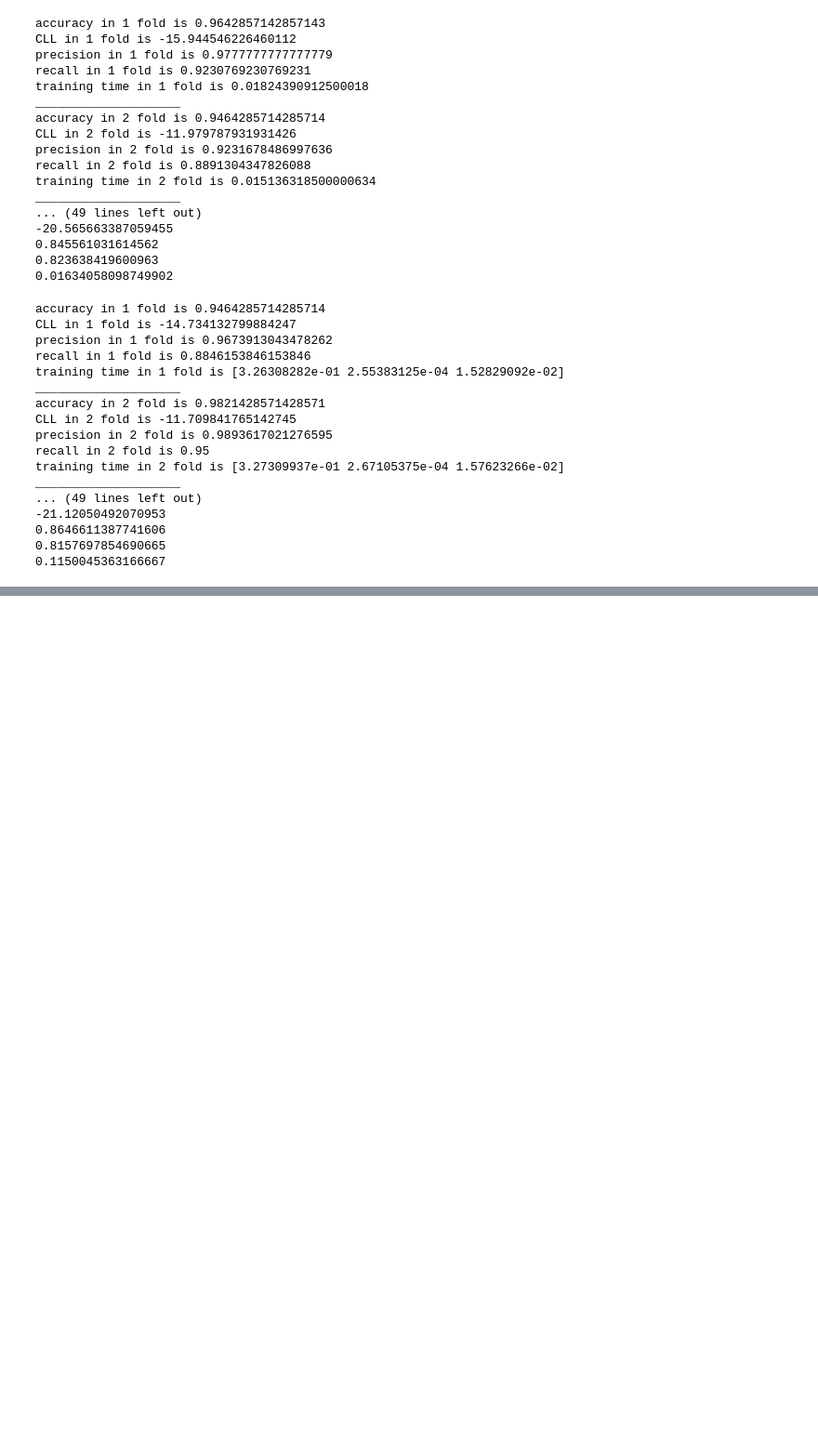
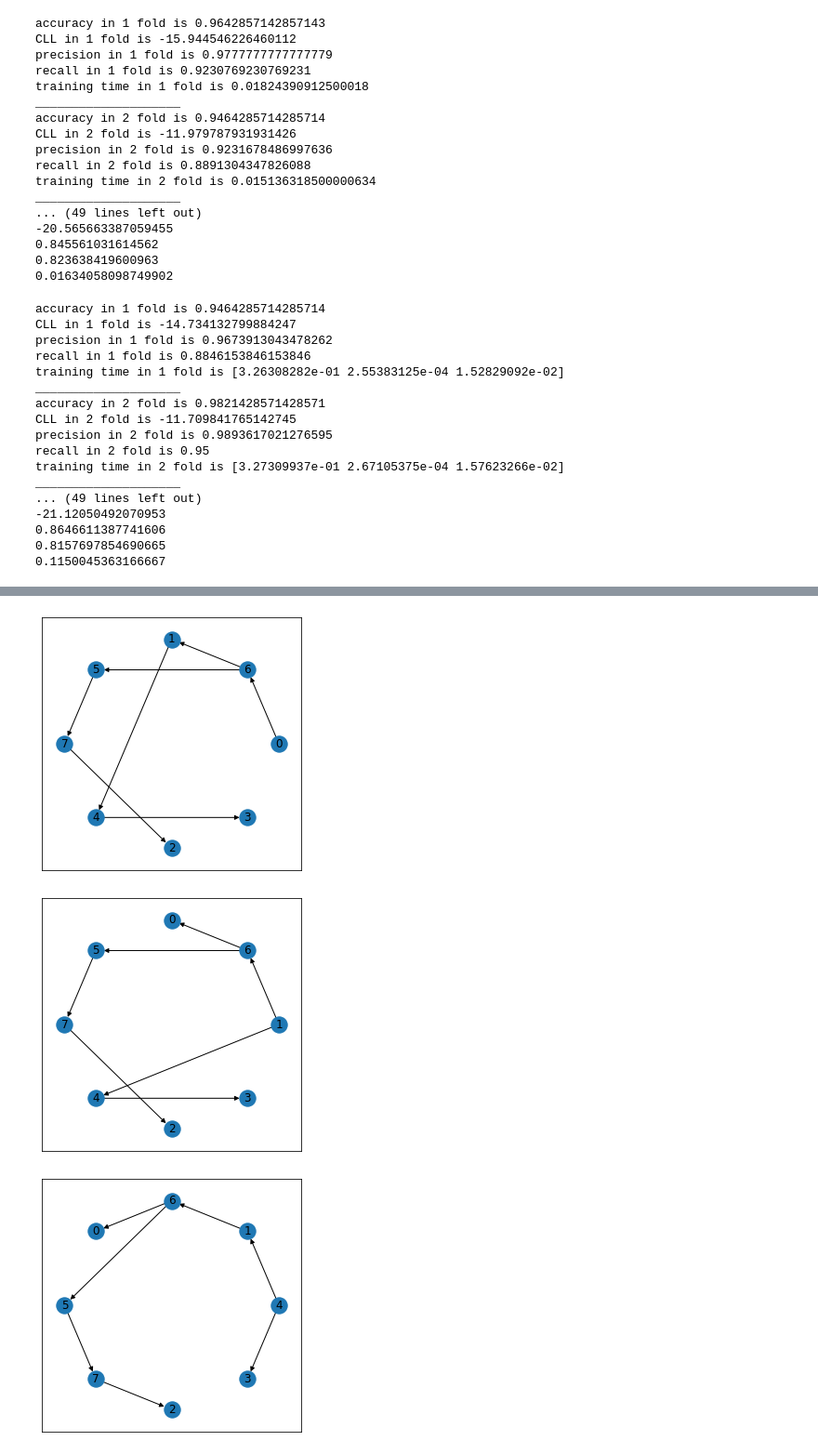
Before and after one commit to chengning-zhang/Simple-TAN-and-Ensemble-TAN, a Jupyter notebook: Sklearn_bayesian_network.ipynb, the cells around one changed output, grey strips where cells are left out. Shown: that part at 93% size. Drawn from its saved outputs; the diff is of its cells as text; code cells hidden in the pictures; blank space fills up the shorter version.

```diff
--- a/Sklearn_bayesian_network.ipynb
+++ b/Sklearn_bayesian_network.ipynb
@@ -883,0 +914,17 @@ ____________________
+# %%
+stan0 = STAN(starting_node = 0)
+stan0.fit(X,y,M)
+stan0.plot_tree_structure()
+
+stan1 = STAN(starting_node = 1)
+stan1.fit(X,y,M)
+stan1.plot_tree_structure()
+
+
+stan4 = STAN(starting_node = 4)
+stan4.fit(X,y,M)
+stan4.plot_tree_structure()
+# %% [output]
+[figure, added]
+[figure, added]
+[figure, added]
```
Also changed, not shown: parts of 5 cells of this notebook.
